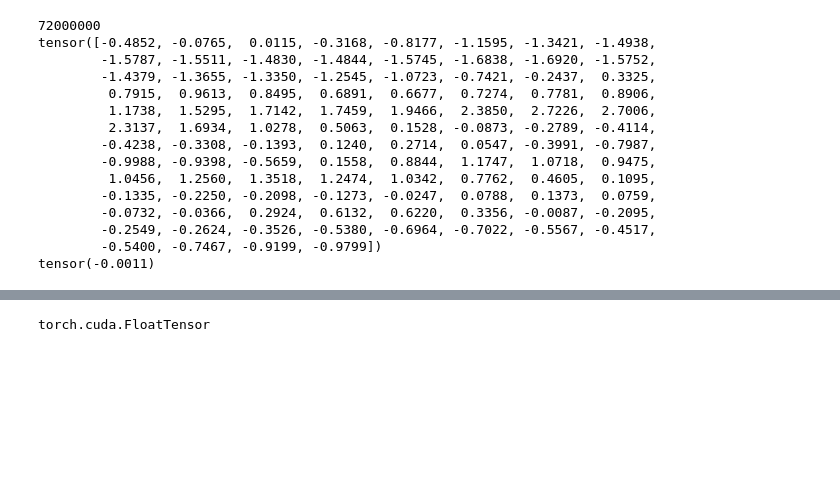
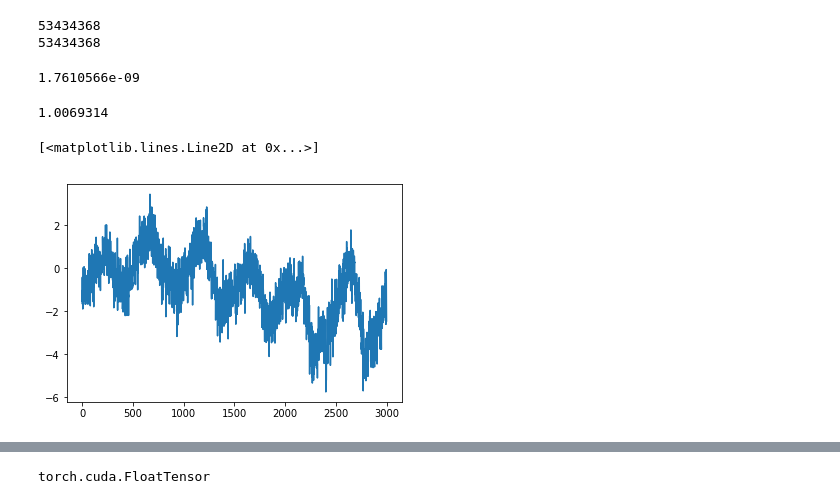
Before and after one commit to Nomow/deep-learning-based-spike-detection-and-sorting, a Jupyter notebook: notebooks/detect.ipynb, the cells around one changed output, grey strips where cells are left out. Saved outputs shown, nothing was run; the diff lists cells and outputs as text; code cells hidden in the pictures; blank space fills up the shorter version.

Commit message:
Added various fixes and changed movingmeanandstd normalization and fixed highpass filter to have same results as matlabs filter

```diff
--- a/notebooks/detect.ipynb
+++ b/notebooks/detect.ipynb
@@ -16,8 +16,8 @@ from torchvision import transforms, datasets
 import os
 # %%
 root_folder = os.path.dirname(os.getcwd())
-path_to_recording= path.join(root_folder,'data/recording_datasets/datasets_2.npy');
-path_to_model = path.join(root_folder, 'models/resnet18_num_classes_2_epoch_0.pt')
+path_to_recording= path.join(root_folder,'data/recording_datasets/datasets_rec.npy');
+path_to_model = path.join(root_folder, 'models/resnet18_num_classes_2_epoch_6.pt')
 path_to_results = path.join(root_folder, 'data/results/datasets_1_results.npy')
 
 sys.path.append(root_folder)
@@ -33,22 +33,25 @@ checkpoint = torch.load(path_to_model)
 model.load_state_dict(checkpoint['model_state_dict'])
 model.to(device);
 # %%
-transform = transforms.Compose([cnn.MovingWeightedMeanAndStdNormalization(1000)])
+transform = transforms.Compose([cnn.FilterSignalUsingButtersWorth('high', 24000, np.array([100], dtype=int), 1), cnn.MovingWeightedMeanAndStdNormalization(1000)])
 recording = cnn.Recording(path_to_recording, transform = transform);
 recording = cnn.AddPaddingToRecording(recording, step_size, waveform_length)
+recording1 = cnn.Recording(path_to_recording, transform = transforms.Compose([cnn.MovingWeightedMeanAndStdNormalization(1000)]));
+recording2 = cnn.Recording(path_to_recording);
 # %% [output]
-72000000
-tensor([-0.4852, -0.0765,  0.0115, -0.3168, -0.8177, -1.1595, -1.3421, -1.4938,
-        -1.5787, -1.5511, -1.4830, -1.4844, -1.5745, -1.6838, -1.6920, -1.5752,
-        -1.4379, -1.3655, -1.3350, -1.2545, -1.0723, -0.7421, -0.2437,  0.3325,
-         0.7915,  0.9613,  0.8495,  0.6891,  0.6677,  0.7274,  0.7781,  0.8906,
-         1.1738,  1.5295,  1.7142,  1.7459,  1.9466,  2.3850,  2.7226,  2.7006,
-         2.3137,  1.6934,  1.0278,  0.5063,  0.1528, -0.0873, -0.2789, -0.4114,
-        -0.4238, -0.3308, -0.1393,  0.1240,  0.2714,  0.0547, -0.3991, -0.7987,
-        -0.9988, -0.9398, -0.5659,  0.1558,  0.8844,  1.1747,  1.0718,  0.9475,
-         1.0456,  1.2560,  1.3518,  1.2474,  1.0342,  0.7762,  0.4605,  0.1095,
-        -0.1335, -0.2250, -0.2098, -0.1273, -0.0247,  0.0788,  0.1373,  0.0759,
-        -0.0732, -0.0366,  0.2924,  0.6132,  0.6220,  0.3356, -0.0087, -0.2095,
-        -0.2549, -0.2624, -0.3526, -0.5380, -0.6964, -0.7022, -0.5567, -0.4517,
-        -0.5400, -0.7467, -0.9199, -0.9799])
-tensor(-0.0011)
+53434368
+53434368
+# %%
+np.mean(recording.data.numpy().ravel())
+# %% [output]
+1.7610566e-09
+# %%
+np.std(recording.data.numpy().ravel())
+# %% [output]
+1.0069314
+# %%
+import matplotlib.pyplot as plt
+plt.plot(recording1.data[0,0:3000].numpy().ravel())
+# %% [output]
+[<matplotlib.lines.Line2D at 0x...>]
+[figure, added]
```
Also changed, not shown: parts of 28 cells of this notebook, 14 other files.
